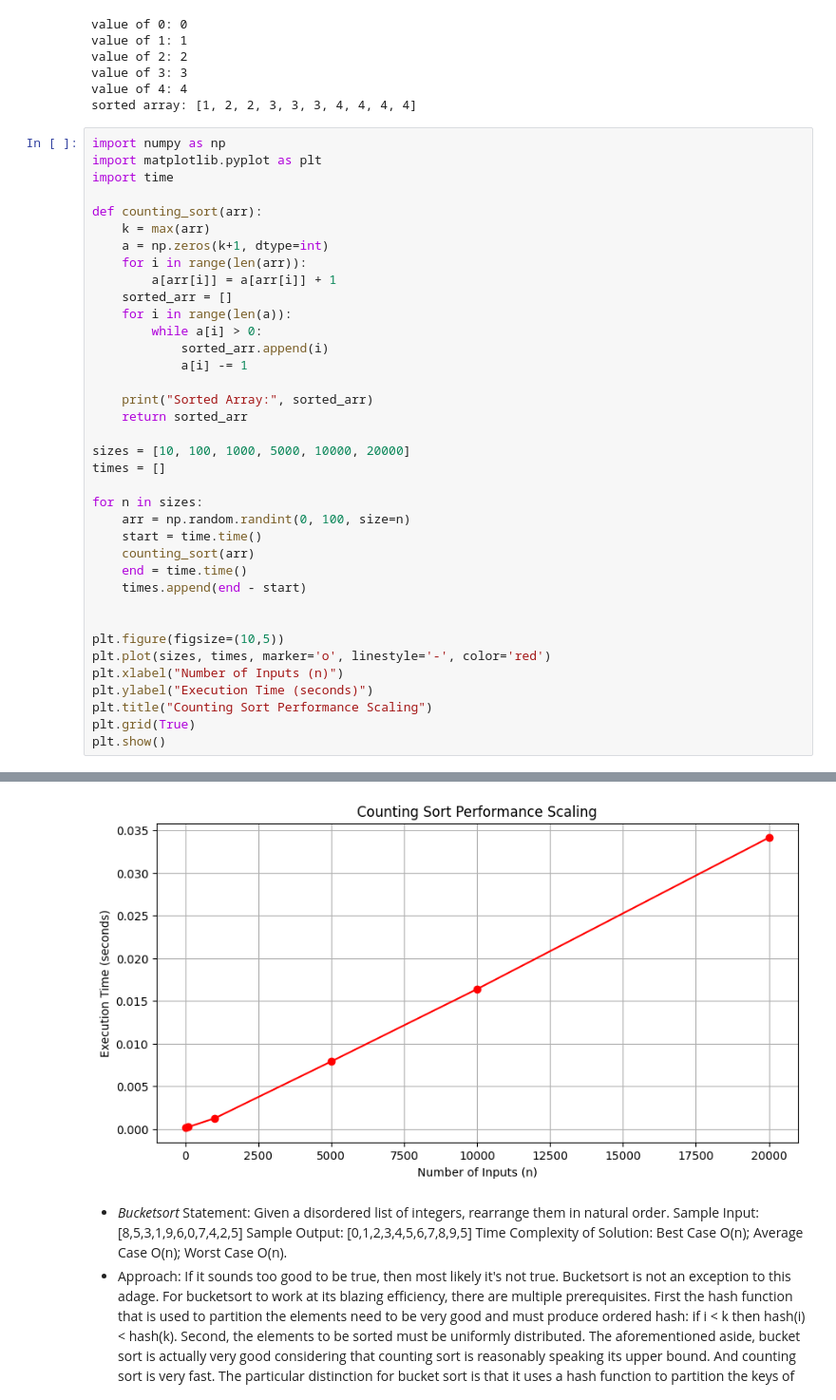
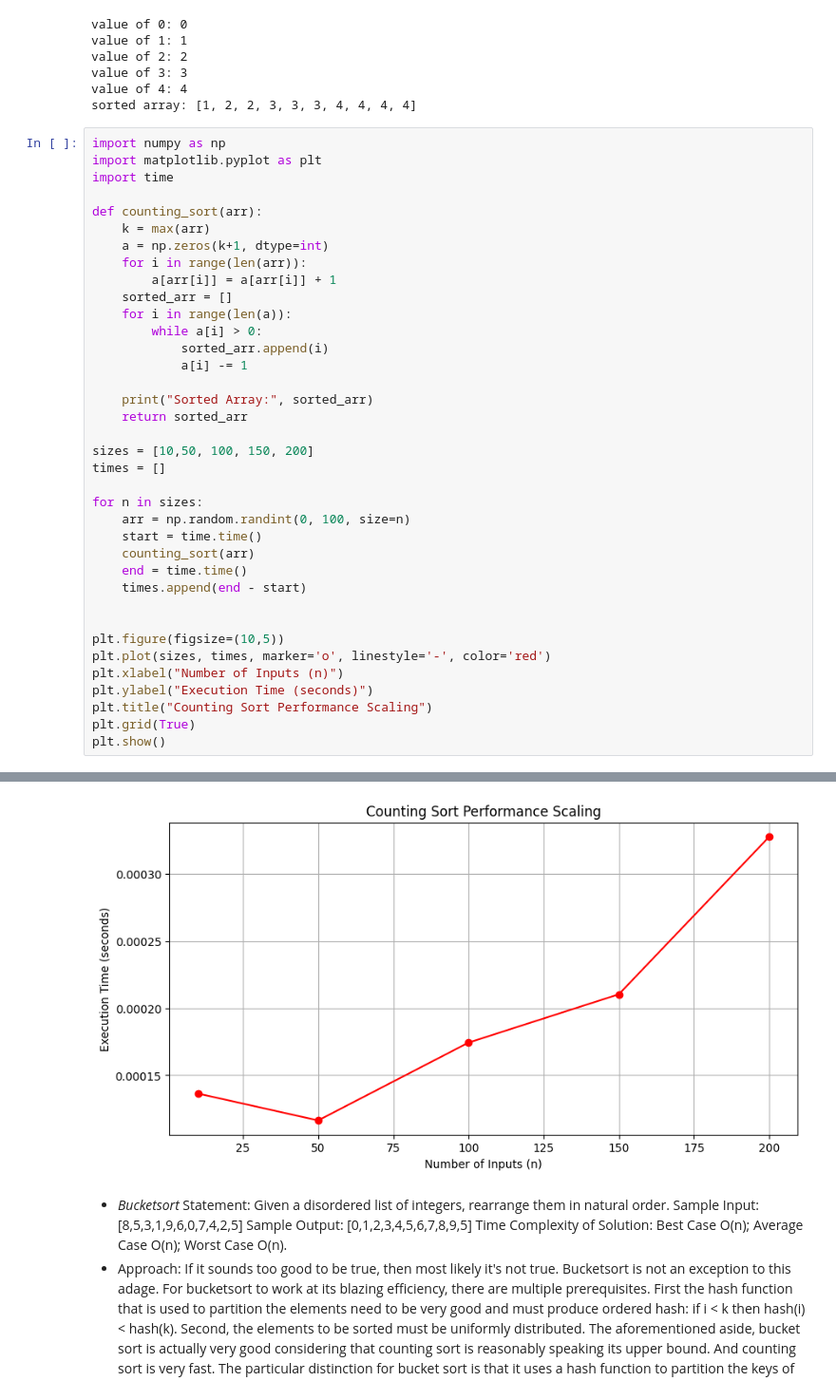
Before and after one commit to 241b155-boop/ALGO-lab, a Jupyter notebook: Lab_6.ipynb, the cells around one changed output, grey strips where cells are left out. Shown at 95% size. Cells and saved outputs as stored; diff of their text form.

```diff
--- a/Lab_6.ipynb
+++ b/Lab_6.ipynb
@@ -65,7 +65,7 @@ def counting_sort(arr):
     print("Sorted Array:", sorted_arr)
     return sorted_arr
 
-sizes = [10, 100, 1000, 5000, 10000, 20000]
+sizes = [10,50, 100, 150, 200]
 times = []
 
 for n in sizes:
@@ -93,4 +92,4 @@ Sorted Array: [0, 0, 0, 0, 0, 0, 0, 0, 0, 0, 0, 0, 0, 0, 0, 0, 0, 0, 0, 0, 0, 0,
-[figure, old version]
+[figure, new version]
 # %% [markdown]
  - *Bucketsort*
 Statement:
```
Also changed, not shown: parts of 1 cell of this notebook.
